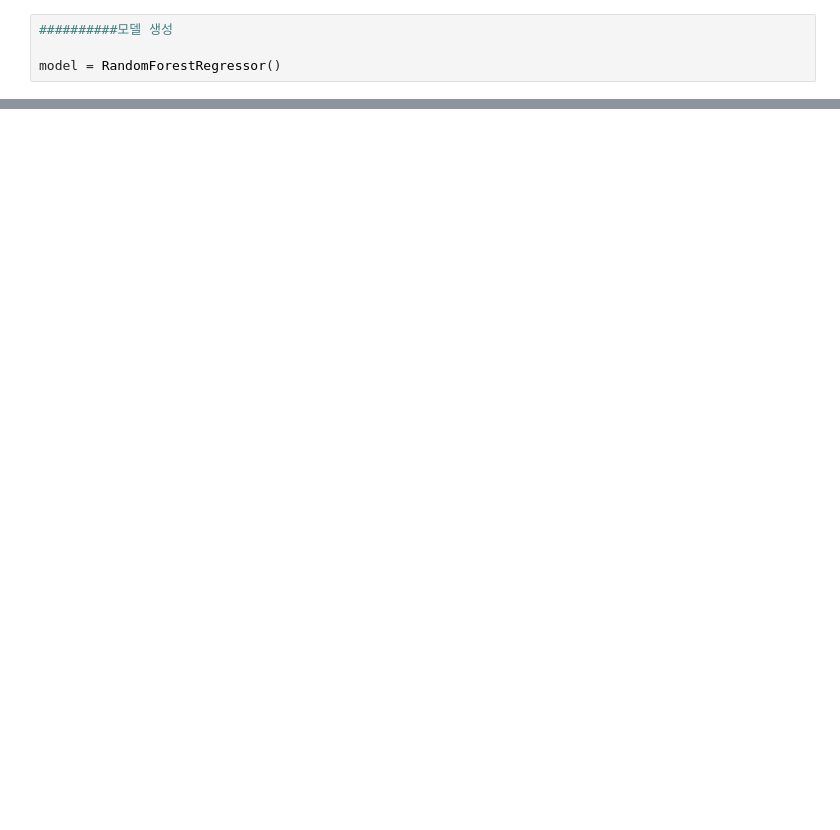
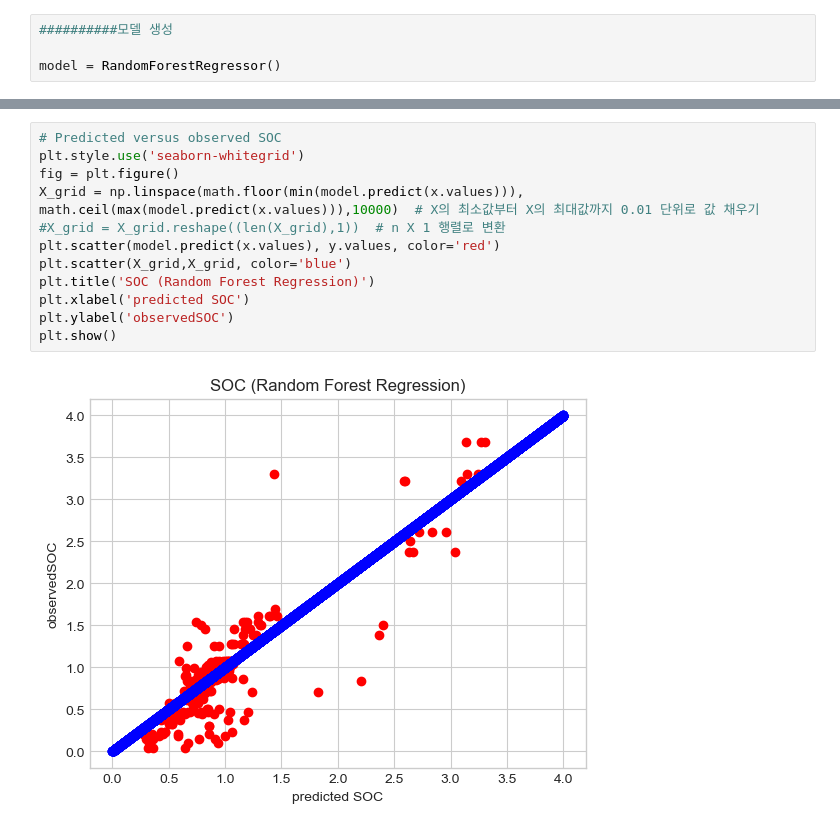
Before and after one commit to P-uyoung/X-Corps_Soil-detection, a Jupyter notebook: rf_20_S2A.ipynb, the cells around one changed output, grey strips where cells are left out. Drawn from its saved outputs; the diff is of its cells as text; blank space fills up the shorter version.

```diff
--- a/rf_20_S2A.ipynb
+++ b/rf_20_S2A.ipynb
@@ -123 +163,15 @@ model.score(X_MinMax_scaled,y)
+# %%
+# Predicted versus observed SOC
+plt.style.use('seaborn-whitegrid')
+fig = plt.figure()
+X_grid = np.linspace(math.floor(min(model.predict(x.values))), math.ceil(max(model.predict(x.values))),10000)  # X의 최소값부터 X의 최대값까지 0.01 단위로 값 채우기
+#X_grid = X_grid.reshape((len(X_grid),1))  # n X 1 행렬로 변환
+plt.scatter(model.predict(x.values), y.values, color='red')
+plt.scatter(X_grid,X_grid, color='blue')
+plt.title('SOC (Random Forest Regression)')
+plt.xlabel('predicted SOC')
+plt.ylabel('observedSOC')
+plt.show()
+# %% [output]
+[figure, added]
 # %%
```
Also changed, not shown: parts of 11 cells of this notebook.
